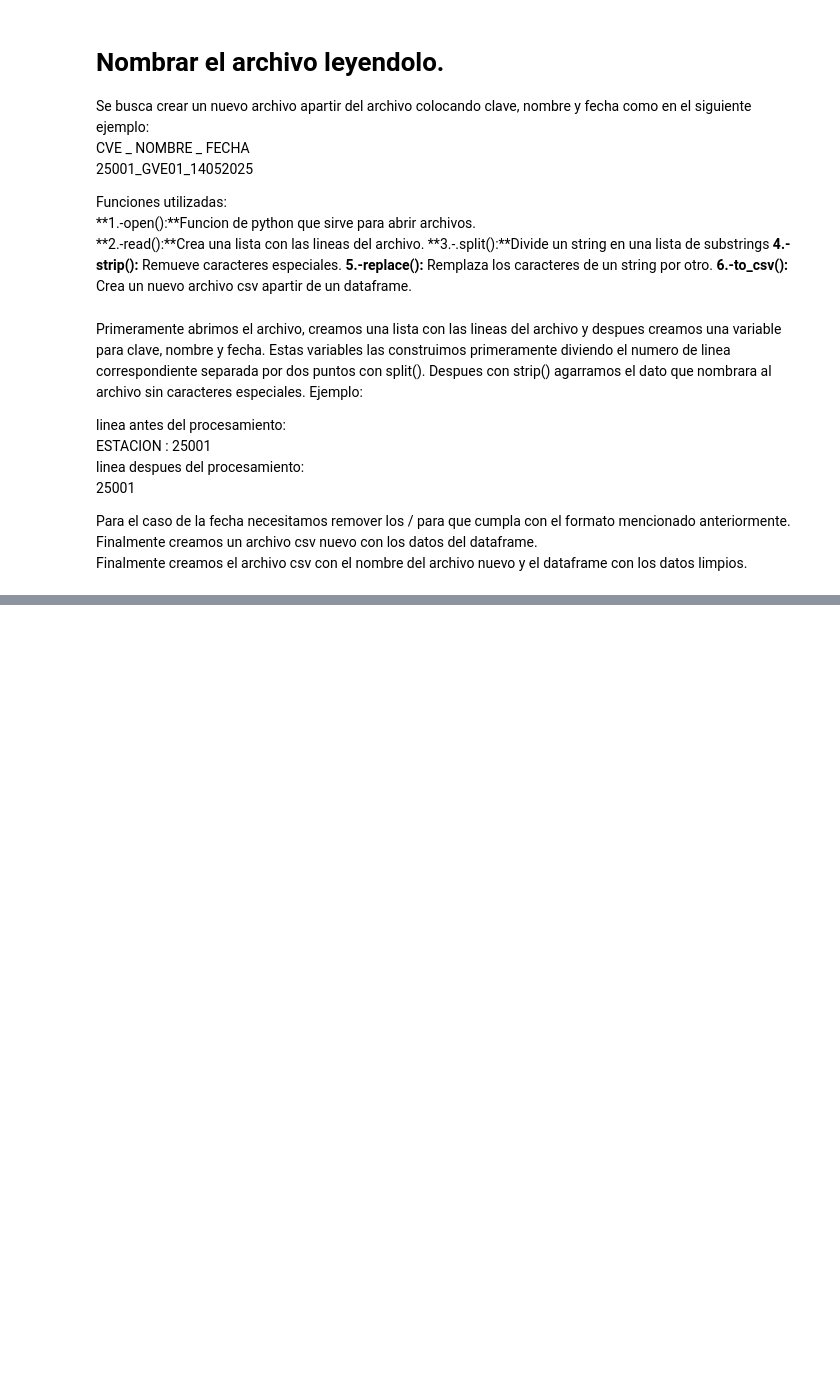
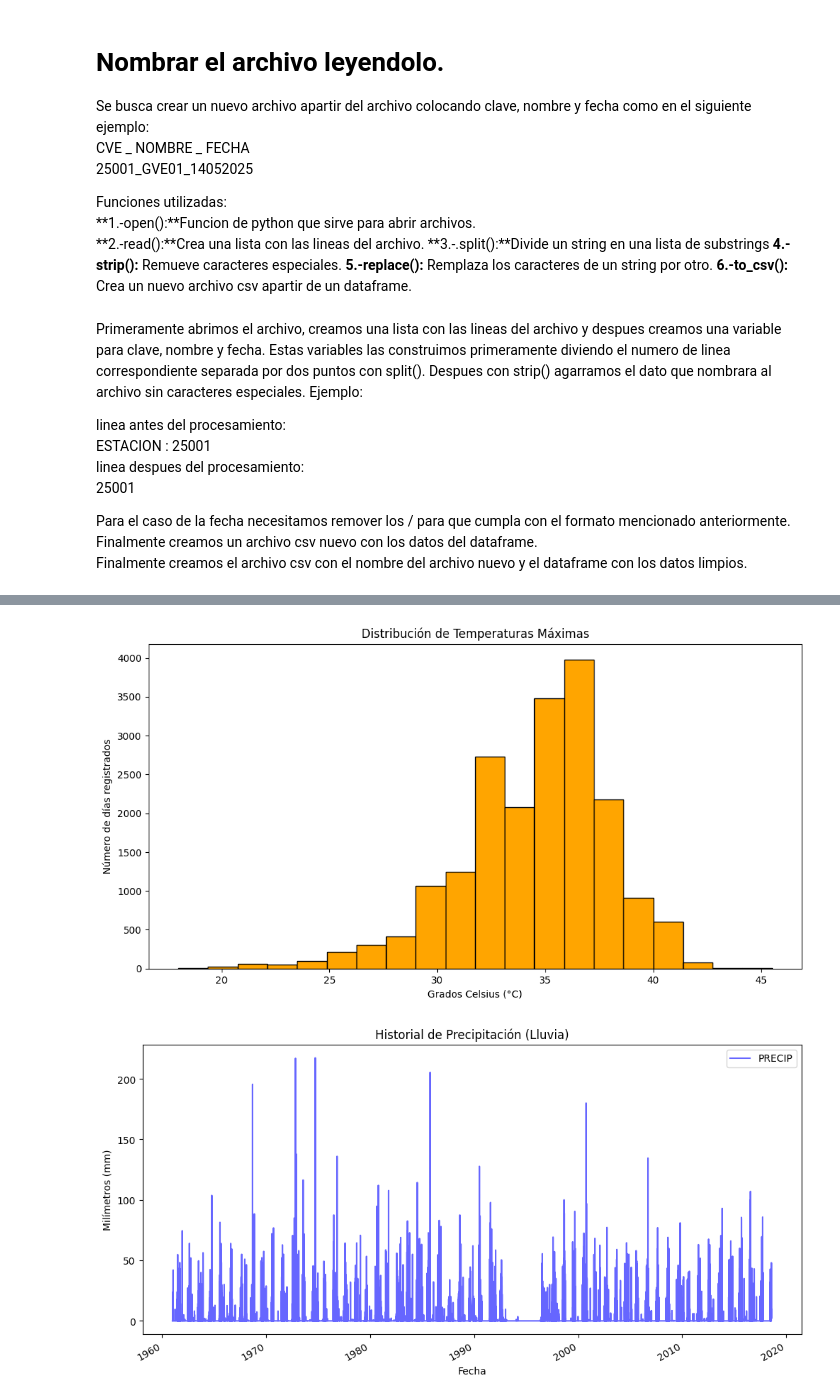
Before and after one commit to LuisArchuleta/CDD, a Jupyter notebook: Modulo_2/ProcesamientoDeArchivoTXT/ExploracionDeDatos.ipynb, the cells around one changed output, grey strips where cells are left out. Saved outputs shown, nothing was run; the diff lists cells and outputs as text; code cells hidden in the pictures; blank space fills up the shorter version.

Commit message:
Se agregaron gráficas en base a los resultados

```diff
--- a/Modulo_2/ProcesamientoDeArchivoTXT/ExploracionDeDatos.ipynb
+++ b/Modulo_2/ProcesamientoDeArchivoTXT/ExploracionDeDatos.ipynb
@@ -344,0 +351,30 @@ crearArchivo('Dataset/25001.txt',df)# Nombre del archivo y dataframe del que se
+# %%
+import matplotlib.pyplot as plt
+
+def graficar_datos(df_temp):
+    """
+    Crea gráficas básicas para entender mejor visualmente los resultados de los datos del clima.
+    """
+    # Histograma de Temperaturas Máximas
+    # Esta gráfica nos dice en qué rango de grados se mantiene la temperatura en la estación
+    # bins nos sirve para decidir cuántas barras queremos ver
+    # edgecolor nos ayuda a resaltar el contorno de cada barra del histograma para una mejor visualización
+    df_temp['TMAX'].plot(kind='hist', bins= 20,color='orange', edgecolor='black')
+    plt.title('Distribución de Temperaturas Máximas')
+    plt.xlabel('Grados Celsius (°C)')
+    plt.ylabel('Número de días registrados')
+    plt.show()
+
+    # Gráfica de Lluvia (Precipitación)
+    # Usamos una gráfica de líneas para ver la probabilidad de lluvia en base a la fecha
+    df_temp.plot(x='FECHA', y='PRECIP', color='blue', alpha=0.6) # El parametro alpha sirve para dar transparencia a la gráfica
+    plt.title('Historial de Precipitación (Lluvia)')
+    plt.xlabel('Fecha')
+    plt.ylabel('Milímetros (mm)')
+    plt.show()
+
+# Ejecutamos las gráficas
+graficar_datos(df)
+# %% [output]
+[figure, added]
+[figure, added]
```
Also changed, not shown: parts of 2 cells of this notebook, 3 other files.
